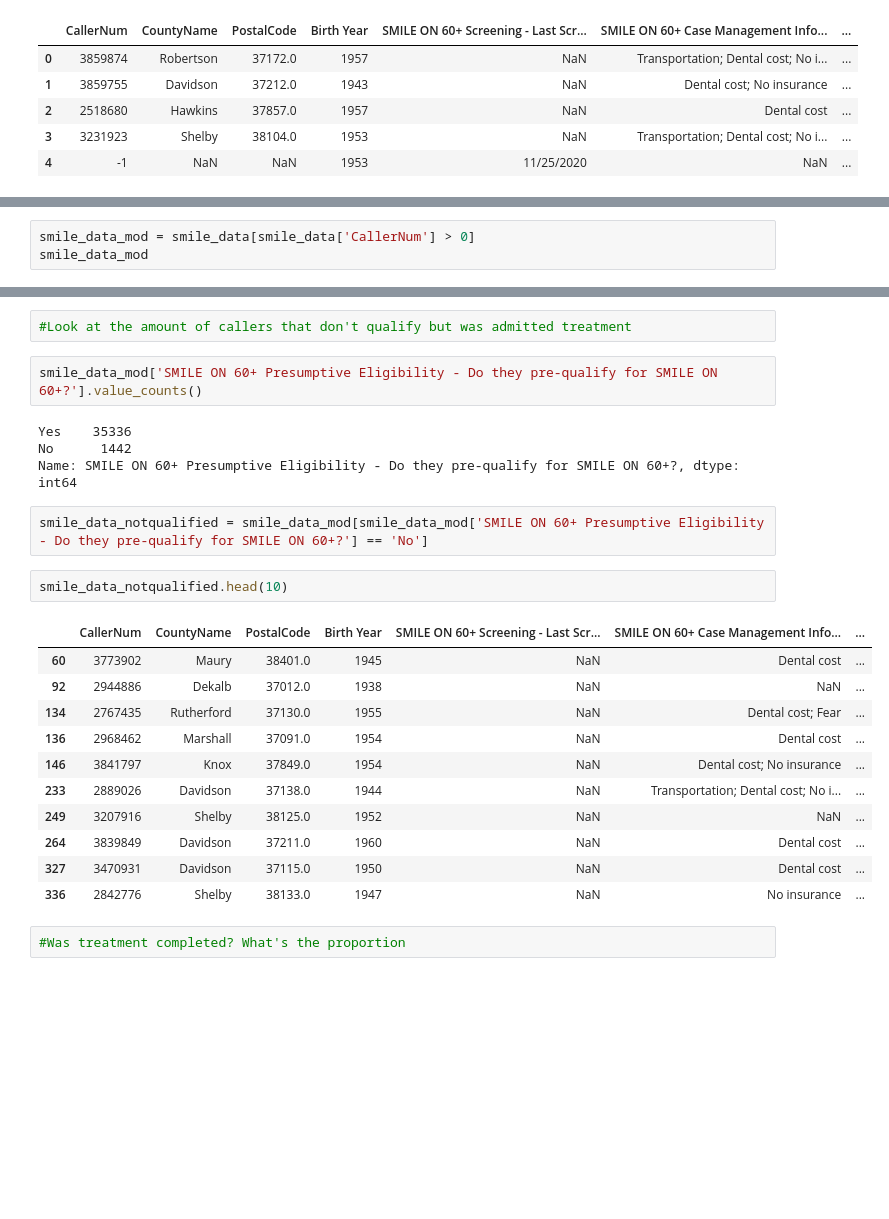
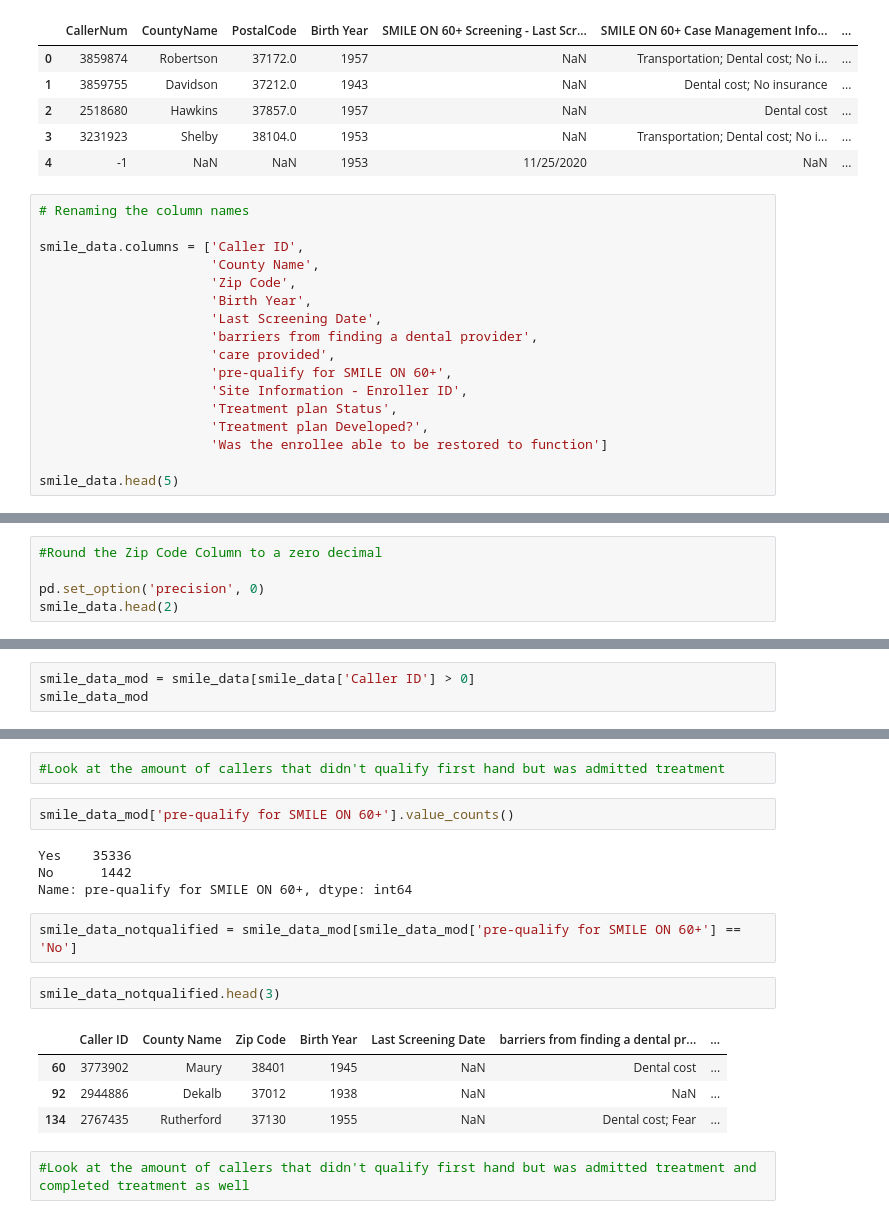
Before and after one commit to abcarlisle22/smile-on-lava-girl, a Jupyter notebook: Notebook/SmileOn_Project.ipynb, the cells around one changed output, grey strips where cells are left out. Drawn from its saved outputs; the diff is of its cells as text; blank space fills up the shorter version.

```diff
--- a/Notebook/SmileOn_Project.ipynb
+++ b/Notebook/SmileOn_Project.ipynb
@@ -25,3 +28,20 @@ smile_data.head()
 | 2 | 2518680 | Hawkins | 37857.0 | 1957 | NaN | Dental cost | ... |
 | 3 | 3231923 | Shelby | 38104.0 | 1953 | NaN | Transportation; Dental cost; No i... | ... |
 | 4 | -1 | NaN | NaN | 1953 | 11/25/2020 | NaN | ... |
+# %%
+# Renaming the column names
+
+smile_data.columns = ['Caller ID',
+                      'County Name',
+                      'Zip Code',
+                      'Birth Year',
+                      'Last Screening Date',
+                      'barriers from finding a dental provider',
+                      'care provided',
+                      'pre-qualify for SMILE ON 60+',
+                      'Site Information - Enroller ID',
+                      'Treatment plan Status',
+                      'Treatment plan Developed?',
+                      'Was the enrollee able to be restored to function']
+
+smile_data.head(5)
@@ -46,2 +73,7 @@ smile_data.info
 
 [40032 rows x 12 columns]>
+# %%
+#Round the Zip Code Column to a zero decimal
+
+pd.set_option('precision', 0)
+smile_data.head(2)
@@ -125,4 +161,4 @@ smile_data.head(10)
 # %%
-smile_data_mod = smile_data[smile_data['CallerNum'] > 0]
+smile_data_mod = smile_data[smile_data['Caller ID'] > 0]
 smile_data_mod
 # %% [output]
@@ -141,27 +177,20 @@ smile_data_mod
 39952 rows × 12 columns
 # %%
-#Look at the amount of callers that don't qualify but was admitted treatment
+#Look at the amount of callers that didn't qualify first hand but was admitted treatment
 # %%
-smile_data_mod['SMILE ON 60+ Presumptive Eligibility - Do they pre-qualify for SMILE ON 60+?'].value_counts()
+smile_data_mod['pre-qualify for SMILE ON 60+'].value_counts()
 # %% [output]
 Yes    35336
 No      1442
-Name: SMILE ON 60+ Presumptive Eligibility - Do they pre-qualify for SMILE ON 60+?, dtype: int64
+Name: pre-qualify for SMILE ON 60+, dtype: int64
 # %%
-smile_data_notqualified = smile_data_mod[smile_data_mod['SMILE ON 60+ Presumptive Eligibility - Do they pre-qualify for SMILE ON 60+?'] == 'No']
+smile_data_notqualified = smile_data_mod[smile_data_mod['pre-qualify for SMILE ON 60+'] == 'No']
 # %%
-smile_data_notqualified.head(10)
+smile_data_notqualified.head(3)
 # %% [output]
-|  | CallerNum | CountyName | PostalCode | Birth Year | SMILE ON 60+ Screening - Last Scr... | SMILE ON 60+ Case Management Info... | ... |
-| 60 | 3773902 | Maury | 38401.0 | 1945 | NaN | Dental cost | ... |
-| 92 | 2944886 | Dekalb | 37012.0 | 1938 | NaN | NaN | ... |
-| 134 | 2767435 | Rutherford | 37130.0 | 1955 | NaN | Dental cost; Fear | ... |
-| 136 | 2968462 | Marshall | 37091.0 | 1954 | NaN | Dental cost | ... |
-| 146 | 3841797 | Knox | 37849.0 | 1954 | NaN | Dental cost; No insurance | ... |
-| 233 | 2889026 | Davidson | 37138.0 | 1944 | NaN | Transportation; Dental cost; No i... | ... |
-| 249 | 3207916 | Shelby | 38125.0 | 1952 | NaN | NaN | ... |
-| 264 | 3839849 | Davidson | 37211.0 | 1960 | NaN | Dental cost | ... |
-| 327 | 3470931 | Davidson | 37115.0 | 1950 | NaN | Dental cost | ... |
-| 336 | 2842776 | Shelby | 38133.0 | 1947 | NaN | No insurance | ... |
+|  | Caller ID | County Name | Zip Code | Birth Year | Last Screening Date | barriers from finding a dental pr... | ... |
+| 60 | 3773902 | Maury | 38401 | 1945 | NaN | Dental cost | ... |
+| 92 | 2944886 | Dekalb | 37012 | 1938 | NaN | NaN | ... |
+| 134 | 2767435 | Rutherford | 37130 | 1955 | NaN | Dental cost; Fear | ... |
-# %%
-#Was treatment completed? What's the proportion
+# %%
+#Look at the amount of callers that didn't qualify first hand but was admitted treatment and completed treatment as well
```
Also changed, not shown: parts of 12 cells of this notebook, 1 other file.
